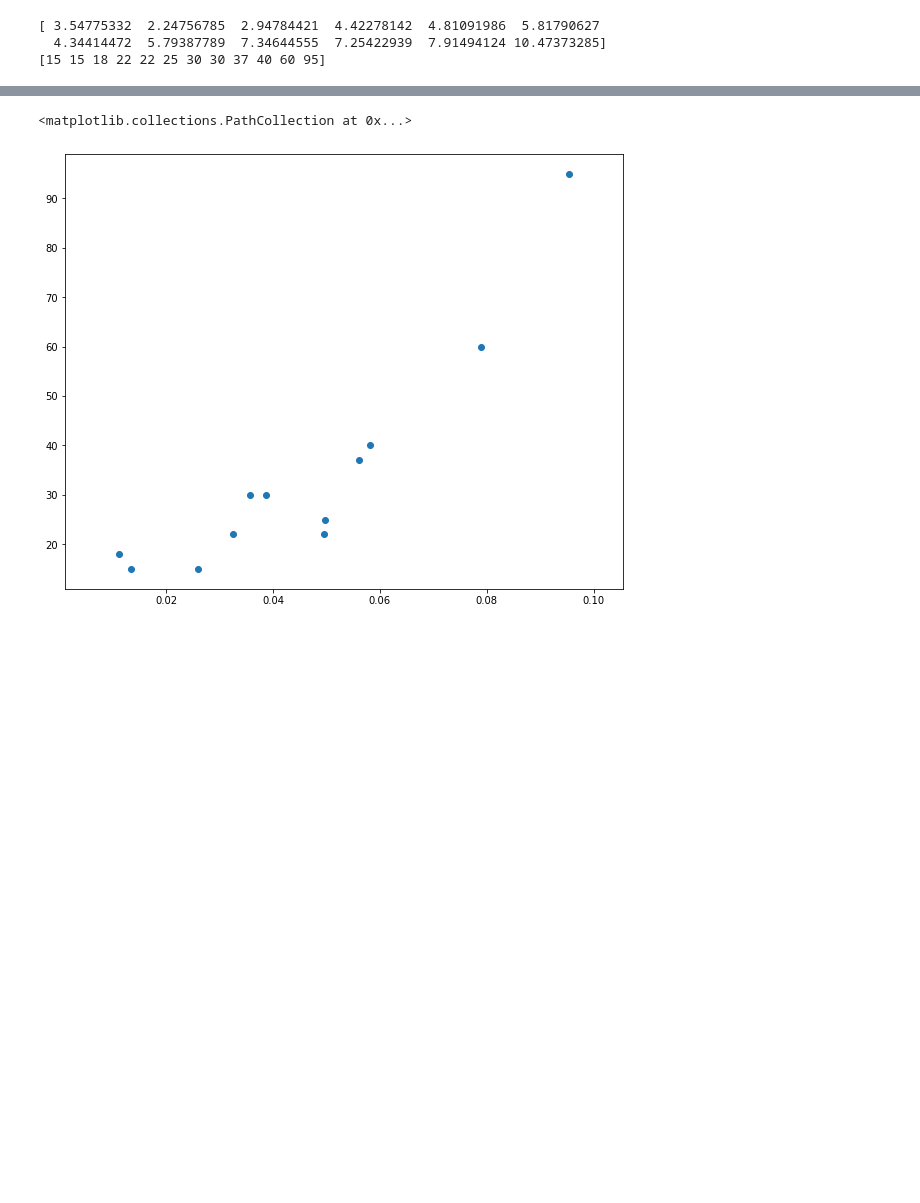
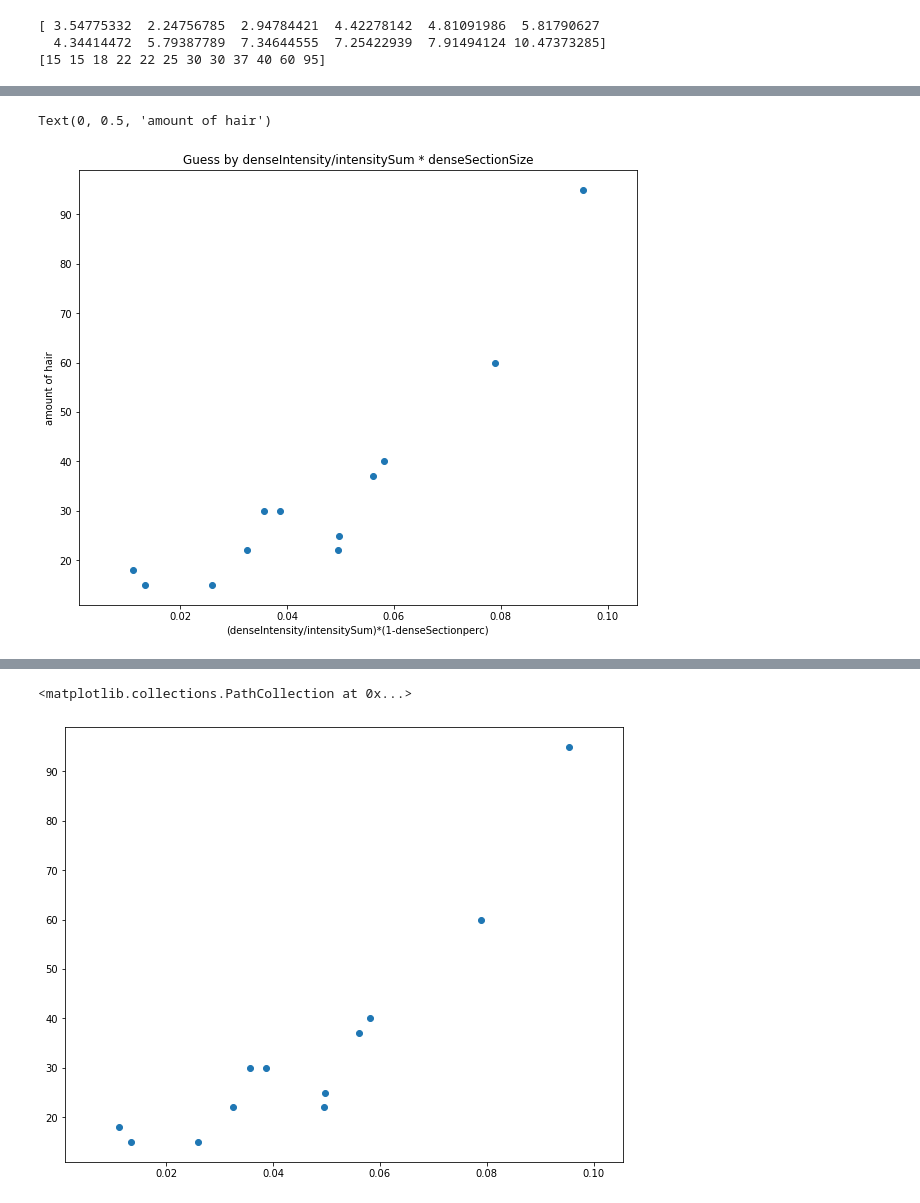
Before and after one commit to CodeIsJustLikeMagic/HairEstimation, a Jupyter notebook: guess funktions.ipynb, the cells around one changed output, grey strips where cells are left out. Drawn from its saved outputs; the diff is of its cells as text; code cells hidden in the pictures; blank space fills up the shorter version.

```diff
--- a/guess funktions.ipynb
+++ b/guess funktions.ipynb
@@ -52,0 +63,9 @@ print(hairAmount)
+# %%
+fig, ax = plt.subplots(figsize=(10, 8))
+ax.scatter((denseIntensity/intensitySum)*(1-denseSectionperc),hairAmount)
+ax.set_title('Guess by denseIntensity/intensitySum * denseSectionSize')
+ax.set_xlabel('(denseIntensity/intensitySum)*(1-denseSectionperc)')
+ax.set_ylabel('amount of hair')
+# %% [output]
+Text(0, 0.5, 'amount of hair')
+[figure, added]
```
Also changed, not shown: parts of 7 cells of this notebook, 11 other files.
